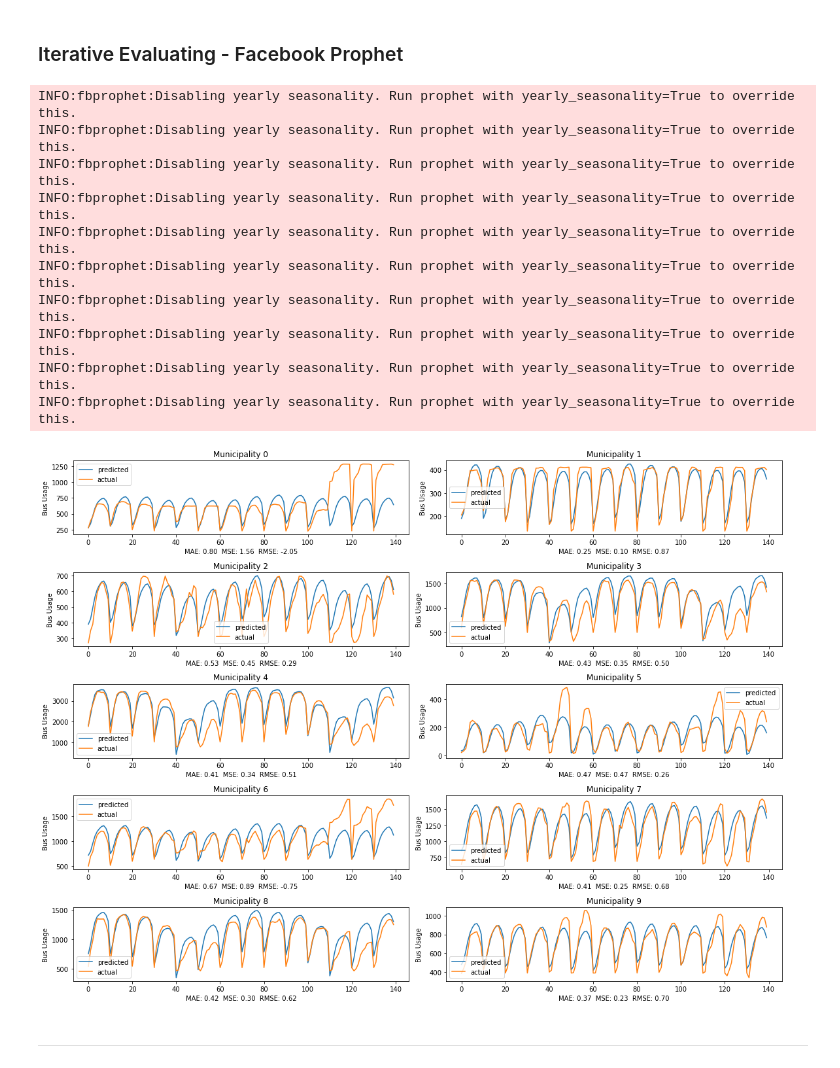
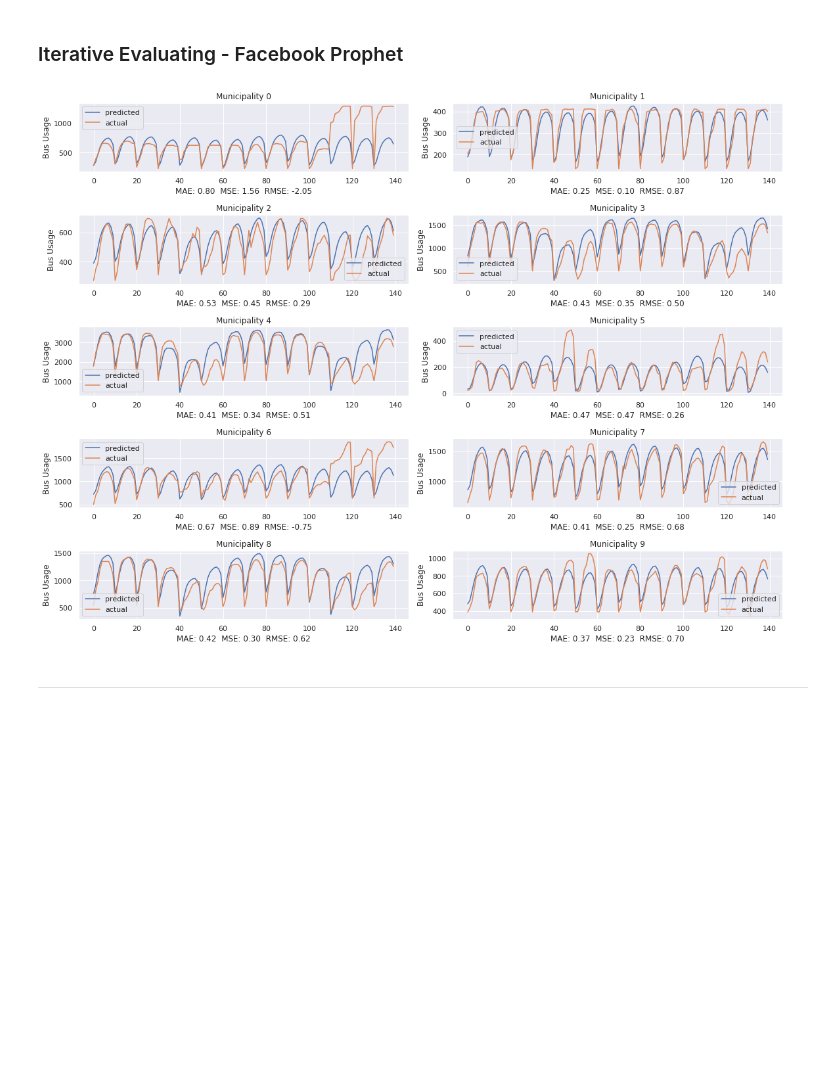
Before and after one commit to mcandemir/forecast-bus-demand, a Jupyter notebook: forecast_bus_demand.ipynb, the cells around one changed output. Saved outputs shown, nothing was run; the diff lists cells and outputs as text; code cells hidden in the pictures; blank space fills up the shorter version.

Commit message:
better visualization

```diff
--- a/forecast_bus_demand.ipynb
+++ b/forecast_bus_demand.ipynb
@@ -29,8 +29,8 @@ from statsmodels.tsa.arima.model import ARIMA
 from fbprophet.forecaster import Prophet
 
 import matplotlib.pyplot as plt
-import plotly.express as ex
 import seaborn as sns
+sns.set_theme()
 
 import datetime
 # %% [markdown]
@@ -687,46 +687,36 @@ for i in range(5):
         series_train, series_test, series = prep_data(df, scaler)
 
         # train prophet
-        fp = Prophet(daily_seasonality=True)
+        fp = Prophet(daily_seasonality=True, yearly_seasonality=False)
         df_train = df[df.index < '2017-08-06']
         df_test = df[df.index > '2017-08-06']
         df_train_fp = df_train.reset_index()
         df_train_fp.columns = ['ds', 'y']
         with suppress_stdout_stderr():
             fp.fit(df_train_fp)
 
         # forecast
         df_test_fp = df_test.reset_index().drop('usage', axis=1)
         df_test_fp.columns = ['ds']
         fpforecast = fp.predict(df_test_fp)
 
         # evaluate
         mae, mse, rmse = get_score(scaler.transform(fpforecast['yhat'].to_numpy().reshape(-1, 1)), series_test)
         y_actual = scaler.inverse_transform(series_test.reshape(-1, 1)).flatten()
 
         # plotting
         ax[i][j].plot(fpforecast['yhat'], label='predicted')
         ax[i][j].plot(y_actual, label='actual')
         ax[i][j].set_title(f'Municipality {muni_count}')
         ax[i][j].set_ylabel('Bus Usage')
         ax[i][j].set_xlabel('MAE: {:.2f}  MSE: {:.2f}  RMSE: {:.2f}'.format(np.mean(mae), np.mean(mse), np.mean(rmse)))
         ax[i][j].legend()
 
         muni_count += 1
 
 plt.tight_layout()
 # %% [output]
-INFO:fbprophet:Disabling yearly seasonality. Run prophet with yearly_seasonality=True to override this.
-INFO:fbprophet:Disabling yearly seasonality. Run prophet with yearly_seasonality=True to override this.
-INFO:fbprophet:Disabling yearly seasonality. Run prophet with yearly_seasonality=True to override this.
-INFO:fbprophet:Disabling yearly seasonality. Run prophet with yearly_seasonality=True to override this.
-INFO:fbprophet:Disabling yearly seasonality. Run prophet with yearly_seasonality=True to override this.
-INFO:fbprophet:Disabling yearly seasonality. Run prophet with yearly_seasonality=True to override this.
-INFO:fbprophet:Disabling yearly seasonality. Run prophet with yearly_seasonality=True to override this.
-INFO:fbprophet:Disabling yearly seasonality. Run prophet with yearly_seasonality=True to override this.
-INFO:fbprophet:Disabling yearly seasonality. Run prophet with yearly_seasonality=True to override this.
-INFO:fbprophet:Disabling yearly seasonality. Run prophet with yearly_seasonality=True to override this.
-[figure, old version]
+[figure, new version]
 # %% [markdown]
 ---
 # %% [markdown]
```
Also changed, not shown: parts of 8 cells of this notebook.
